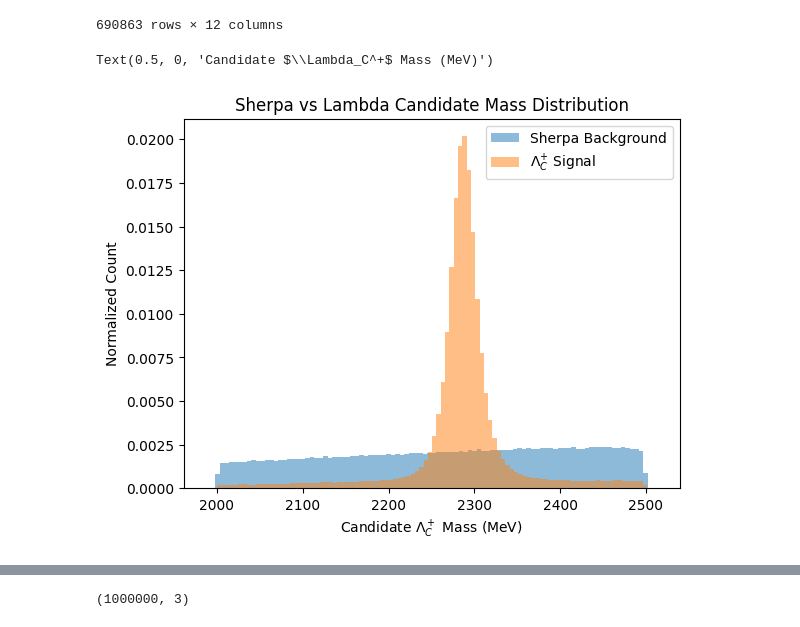
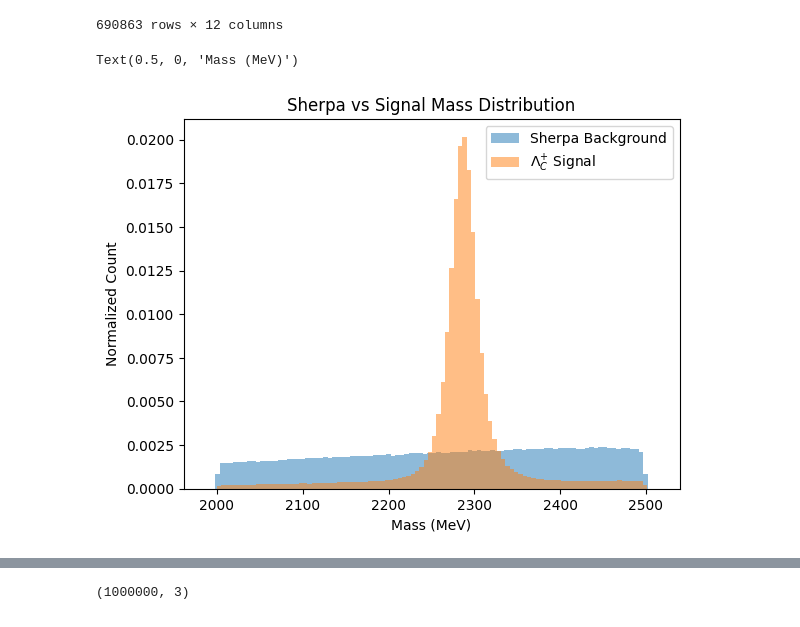
Before and after one commit to GitGup/ATLAS_DNN, a Jupyter notebook: MC_DNN.ipynb, the cells around one changed output, grey strips where cells are left out. Drawn from its saved outputs; the diff is of its cells as text; code cells hidden in the pictures.

```diff
--- a/MC_DNN.ipynb
+++ b/MC_DNN.ipynb
@@ -293,18 +293,18 @@ shuffled_df = combined_df.sample(frac=1).reset_index(drop=True)
 # %%
 counts, bins, _ = plt.hist(DMesons_only_4122["DMesons_m"], bins=100)
 counts2, bins2, _ = plt.hist(Lambda_only_4122["DMesons_m"], bins=100)
 # Normalize the histogram using the formula
 density = counts / (sum(counts) * np.diff(bins))
 density2 = counts2 / (sum(counts2) * np.diff(bins2))
 
     # Plot the normalized histogram
 plt.clf()
 plt.bar(bins[:-1], density, width=np.diff(bins), align='edge', alpha=0.5, label = "Sherpa Background")
 plt.bar(bins2[:-1], density2, width=np.diff(bins2), align='edge', alpha=0.5, label = "$\Lambda_C^{+}$ Signal")
-plt.title("Sherpa vs Lambda Candidate Mass Distribution")
+plt.title("Sherpa vs Signal Mass Distribution")
 plt.legend()
 plt.ylabel("Normalized Count")
-plt.xlabel("Candidate $\Lambda_C^+$ Mass (MeV)")
+plt.xlabel("Mass (MeV)")
 # %% [output]
-Text(0.5, 0, 'Candidate $\\Lambda_C^+$ Mass (MeV)')
+Text(0.5, 0, 'Mass (MeV)')
-[figure, old version]
+[figure, new version]
```
Also changed, not shown: parts of 23 cells of this notebook.
